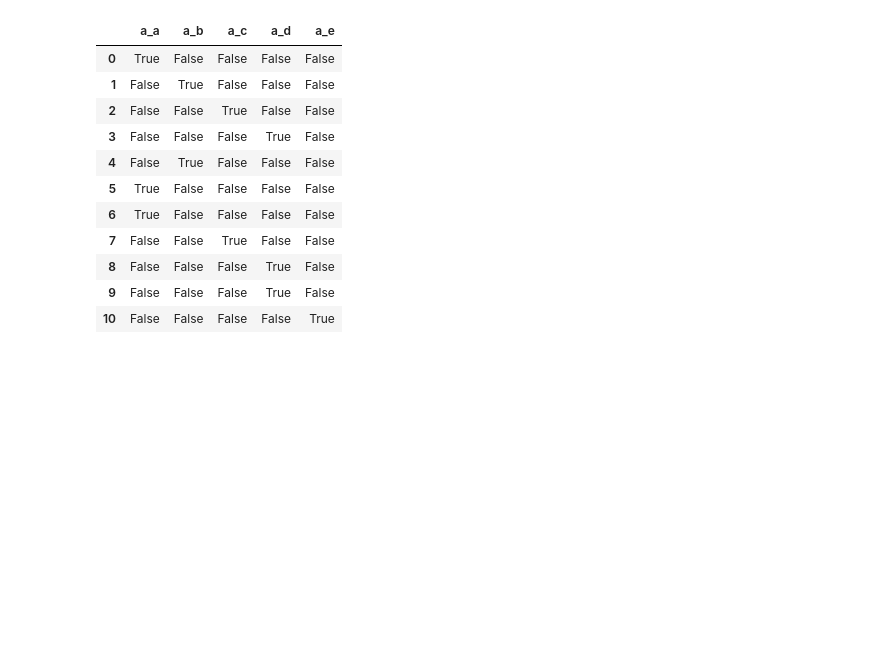
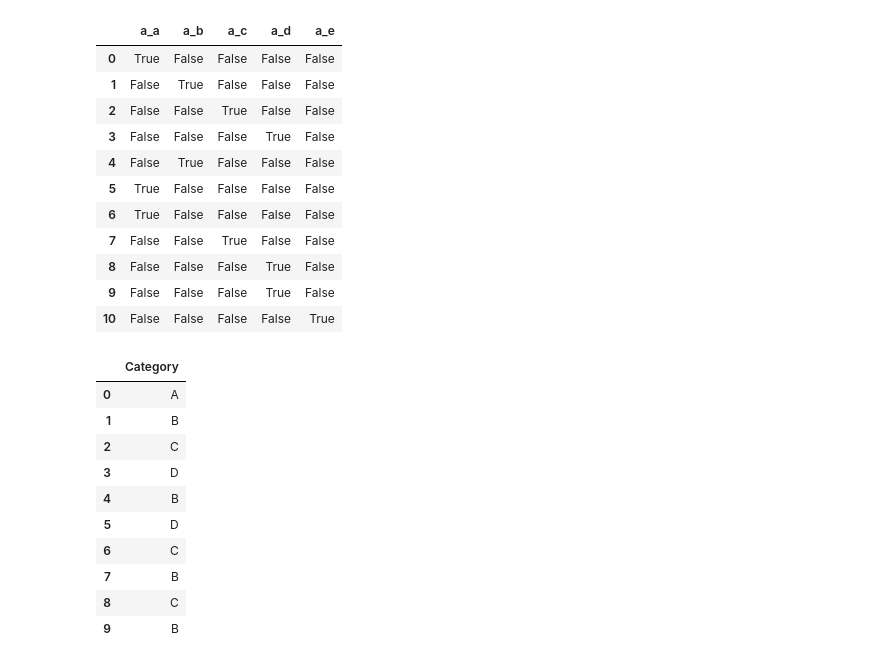
Before and after one commit to akladyous/data-science, a Jupyter notebook: regression/pd.ipynb, the cells around one changed output. Saved outputs shown, nothing was run; the diff lists cells and outputs as text; code cells hidden in the pictures; blank space fills up the shorter version.

```diff
--- a/regression/pd.ipynb
+++ b/regression/pd.ipynb
@@ -42,3 +42,24 @@ pd.get_dummies(df1, sparse=True)
 | 8 | False | False | False | True | False |
 | 9 | False | False | False | True | False |
 | 10 | False | False | False | False | True |
+# %%
+categories = ["A", "B", "C", "D"]
+
+# Generate random categorical data
+random_categories = np.random.choice(categories, size=10)
+
+# Create DataFrame
+df = pd.DataFrame({"Category": random_categories})
+df
+# %% [output]
+|  | Category |
+| 0 | A |
+| 1 | B |
+| 2 | C |
+| 3 | D |
+| 4 | B |
+| 5 | D |
+| 6 | C |
+| 7 | B |
+| 8 | C |
+| 9 | B |
```
Also changed, not shown: parts of 3 cells of this notebook.
